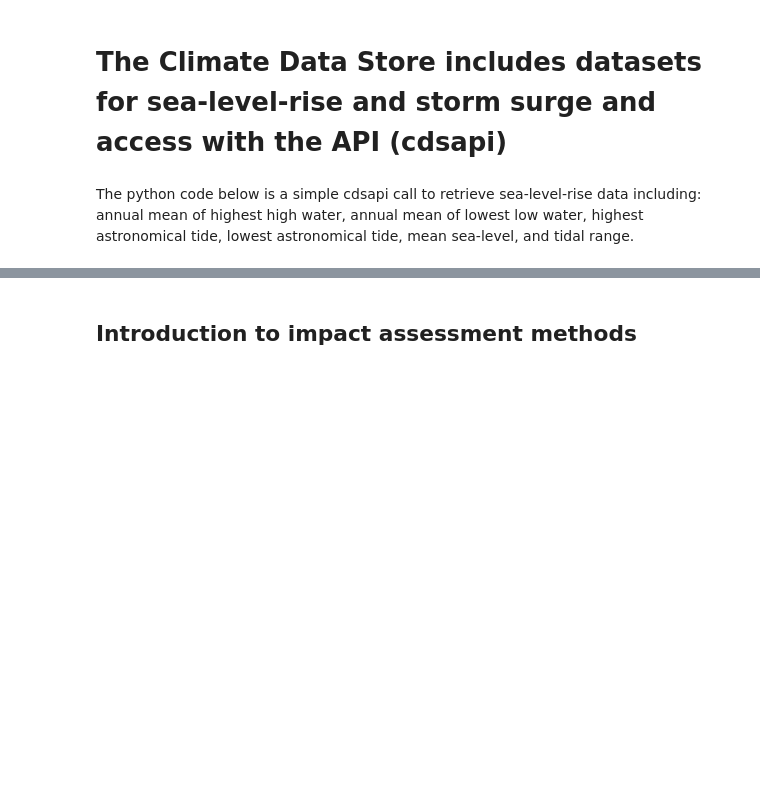
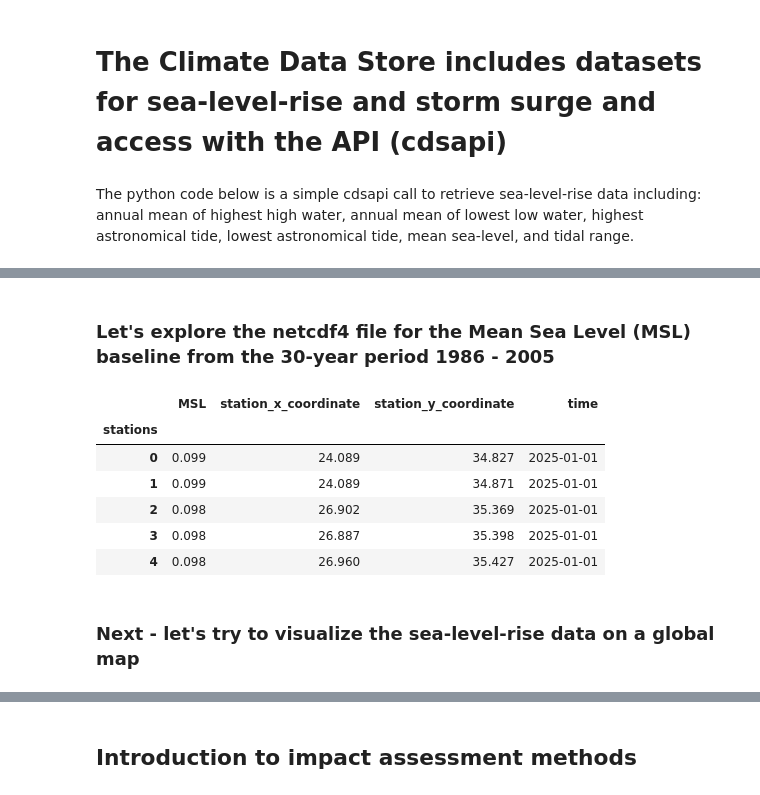
Before and after one commit to PHI-Case-Studies/2024-Climate-Heat-Stress, a Jupyter notebook: NB03-Impact-Assessment.ipynb, the cells around one changed output, grey strips where cells are left out. Cells and saved outputs as stored; diff of their text form; code cells hidden in the pictures; blank space fills up the shorter version.

```diff
--- a/NB03-Impact-Assessment.ipynb
+++ b/NB03-Impact-Assessment.ipynb
@@ -161,0 +348,27 @@ client.retrieve(dataset, request).download()
+# %% [markdown]
+### Let's explore the netcdf4 file for the Mean Sea Level (MSL) baseline from the 30-year period 1986 - 2005
+# %%
+# Import libraries needed to work with netcdf files and plotting.
+import xarray as xr
+import matplotlib.pyplot as plt
+import folium
+
+# Load the NETCDF file
+file_path = "future_tide_actual-value_2025_MSL_v1.nc"
+data = xr.open_dataset(file_path)
+
+# Inspect the dataset structure
+data
+
+# Display some sample data
+data.isel(time=0).to_dataframe().head()
+# %% [output]
+|  | MSL | station_x_coordinate | station_y_coordinate | time |
+| stations |  |  |  |  |
+| 0 | 0.099 | 24.089 | 34.827 | 2025-01-01 |
+| 1 | 0.099 | 24.089 | 34.871 | 2025-01-01 |
+| 2 | 0.098 | 26.902 | 35.369 | 2025-01-01 |
+| 3 | 0.098 | 26.887 | 35.398 | 2025-01-01 |
+| 4 | 0.098 | 26.960 | 35.427 | 2025-01-01 |
+# %% [markdown]
+### Next - let's try to visualize the sea-level-rise data on a global map
```
Also changed, not shown: parts of 24 cells of this notebook.
